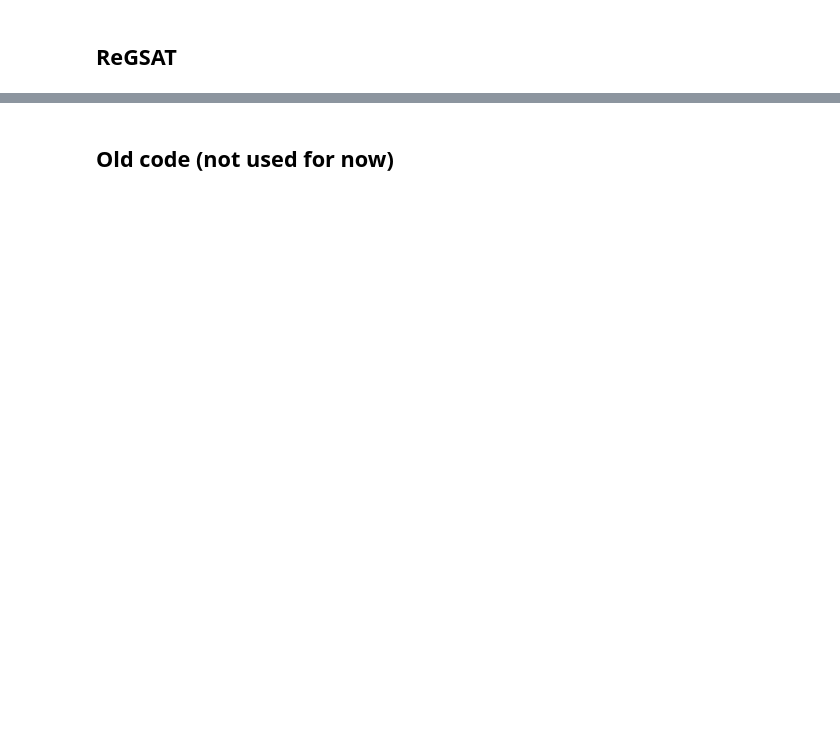
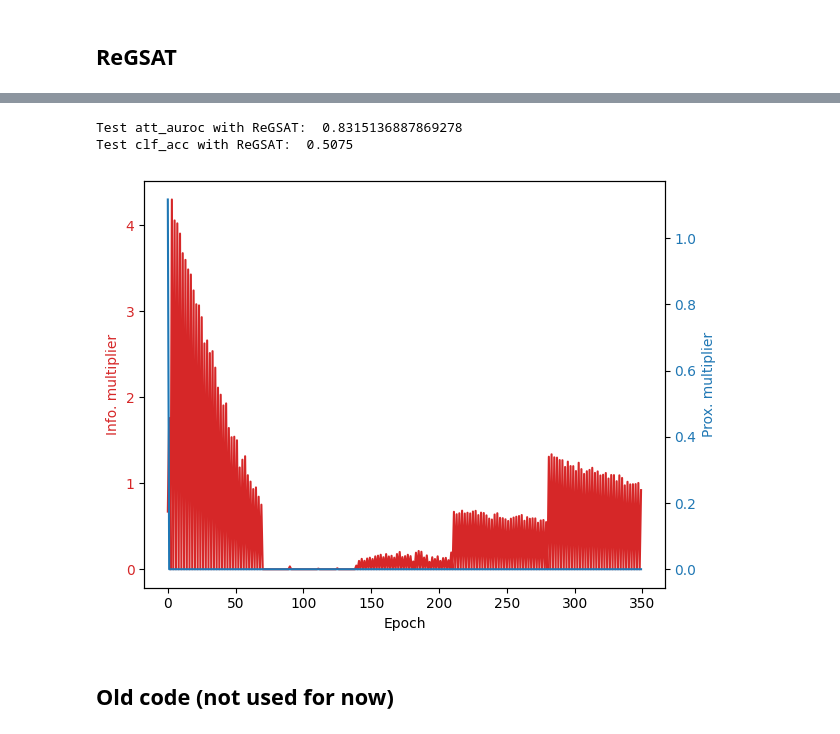
Before and after one commit to ihounie/GSAT, a Jupyter notebook: example/example.ipynb, the cells around one changed output, grey strips where cells are left out. Saved outputs shown, nothing was run; the diff lists cells and outputs as text; code cells hidden in the pictures; blank space fills up the shorter version.

```diff
--- a/example/example.ipynb
+++ b/example/example.ipynb
@@ -121,3 +126,28 @@ regsat.multiplier_history
+# %%
+print("Test att_auroc with ReGSAT: ", metrics_re_gsat["test"]["att_auroc"][-1])
+print("Test clf_acc with ReGSAT: ", metrics_re_gsat["test"]["clf_acc"][-1])
+# %% [output]
+Test att_auroc with ReGSAT:  0.8315136887869278
+Test clf_acc with ReGSAT:  0.5075
+# %%
+fig, ax1 = plt.subplots()
+
+color = 'tab:red'
+ax1.set_xlabel('Epoch')
+ax1.set_ylabel('Info. multiplier', color=color)
+ax1.plot(regsat.multiplier_history["info"], color=color)
+ax1.tick_params(axis='y', labelcolor=color)
+
+ax2 = ax1.twinx()
+color = 'tab:blue'
+ax2.set_ylabel('Prox. multiplier', color=color)
+ax2.plot(regsat.multiplier_history["prox"], color=color)
+ax2.tick_params(axis='y', labelcolor=color)
+
+fig.tight_layout()
+plt.show()
+# %% [output]
+[figure, added]
 # %% [markdown]
 ## Old code (not used for now)
 # %%
```
Also changed, not shown: parts of 9 cells of this notebook.
